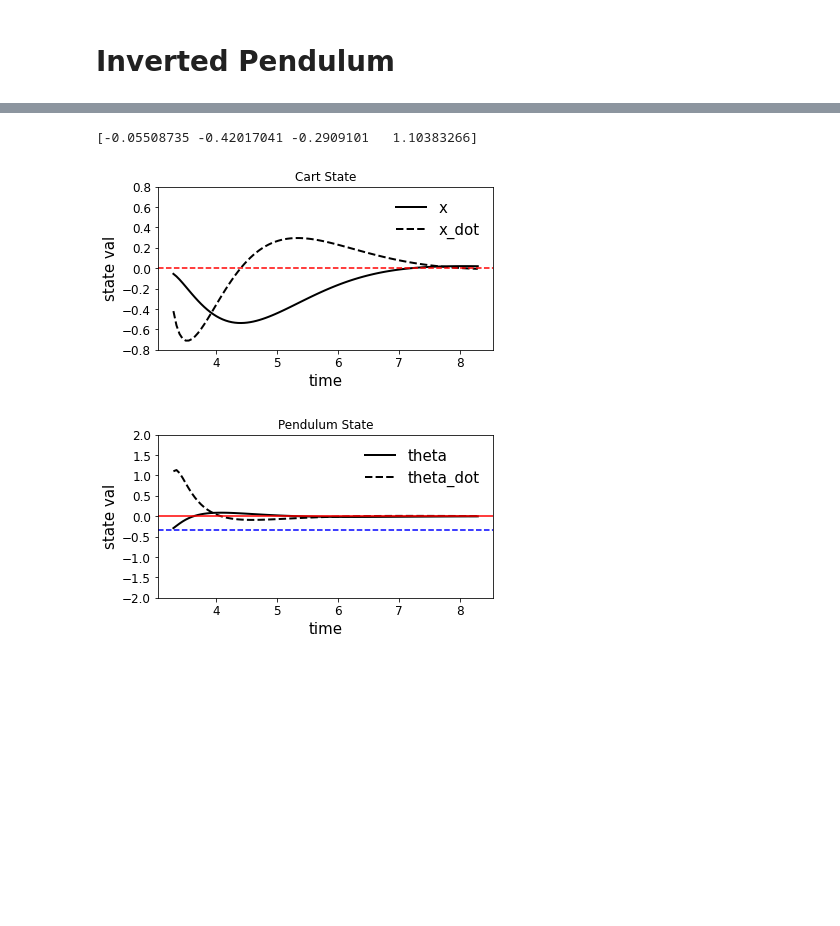
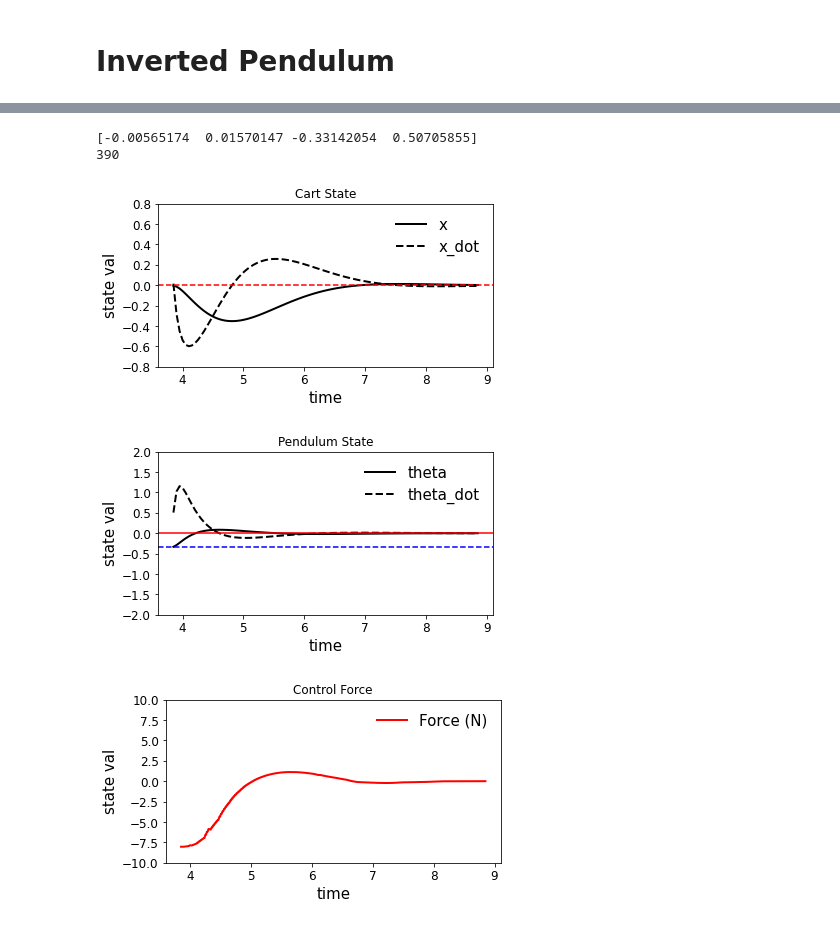
Before and after one commit to WillMartin7/uiowa-inverted-pendulum-display, a Jupyter notebook: inverted_pendulum.ipynb, the cells around one changed output, grey strips where cells are left out. Saved outputs shown, nothing was run; the diff lists cells and outputs as text; code cells hidden in the pictures; blank space fills up the shorter version.

```diff
--- a/inverted_pendulum.ipynb
+++ b/inverted_pendulum.ipynb
@@ -11,7 +11,7 @@ import control
 # SETUP
 
 # constants
-mass_cart = 2
+mass_cart = 1
 mass_pendulum = .1
 L = .25
 J = mass_pendulum*(L**2)
@@ -145,7 +172,7 @@ print(K_linear)
 # %%
 # LINEAR CONTROLLER
 
-# NONLINEAR CONTROLLER + LINEAR X-BOUNDING CONTROLLER
+u_array = []
 
 def f_linear(state_vector, t):
     # states
@@ -153,6 +180,8 @@ def f_linear(state_vector, t):
 
     # controller
     u = -K_linear@np.array([[theta], [theta_dot], [x], [x_dot]])
+
+    u_array.append(u)
 
     return [x_dot, x_ddot(theta, theta_dot, u), theta_dot, theta_ddot(theta, theta_dot, u)]
 
@@ -166,6 +195,7 @@ t1 = t0 + 5
 n = 100
 t = np.linspace(t0, t1, n)
 sol = odeint(f_linear, x0, t)
+print(len(u_array))
 
 # plot cart state
 plt.figure(figsize=(6,3))
@@ -174,33 +204,47 @@ plt.ylim(-.8, .8)
 plt.plot(t, sol[:,0], 'k-', label='x', linewidth =2)
 plt.plot(t, sol[:,1], 'k--', label='x_dot', linewidth =2)
 plt.axhline(y=0, color='r', linestyle='--')
 
 plt.legend( loc='best', scatterpoints=1,  fontsize=15, frameon=False, labelspacing=0.5)
 plt.ylabel("state val", size=15)
 plt.xlabel('time', size=15)
 plt.xticks(fontsize=12)
 plt.yticks(fontsize=12)
 plt.show()
 
 # plot pendulum state
 plt.figure(figsize=(6,3))
 plt.title("Pendulum State")
 plt.ylim(-2, 2)
 plt.plot(t, sol[:,2], 'k-', label='theta', linewidth =2)
 plt.plot(t, sol[:,3], 'k--', label='theta_dot', linewidth =2)
 plt.axhline(y=0, color='r', linestyle='-')
 plt.axhline(y=-linear_thesh, color='b', linestyle='--')
 plt.axhline(y=-(2*math.pi), color='r', linestyle='-')
 plt.axhline(y=-(2*math.pi)+linear_thesh, color='b', linestyle='--')
 
 
 plt.legend( loc='best', scatterpoints=1,  fontsize=15, frameon=False, labelspacing=0.5)
 plt.ylabel("state val", size=15)
 plt.xlabel('time', size=15)
 plt.xticks(fontsize=12)
 plt.yticks(fontsize=12)
 plt.show()
+
+# plot control force
+plt.figure(figsize=(6,3))
+plt.title("Control Force")
+plt.ylim(-10, 10)
+plt.plot(np.linspace(t0, t1, len(u_array)), np.array(u_array).flatten(), 'r', label='Force (N)', linewidth =2)
+plt.legend( loc='best', scatterpoints=1,  fontsize=15, frameon=False, labelspacing=0.5)
+plt.ylabel("state val", size=15)
+plt.xlabel('time', size=15)
+plt.xticks(fontsize=12)
+plt.yticks(fontsize=12)
+plt.show()
 # %% [output]
-[-0.05508735 -0.42017041 -0.2909101   1.10383266]
+[-0.00565174  0.01570147 -0.33142054  0.50705855]
+390
-[figure, old version]
+[figure, new version]
-[figure, old version]
+[figure, new version]
+[figure, added]
```
Also changed, not shown: parts of 3 cells of this notebook.
